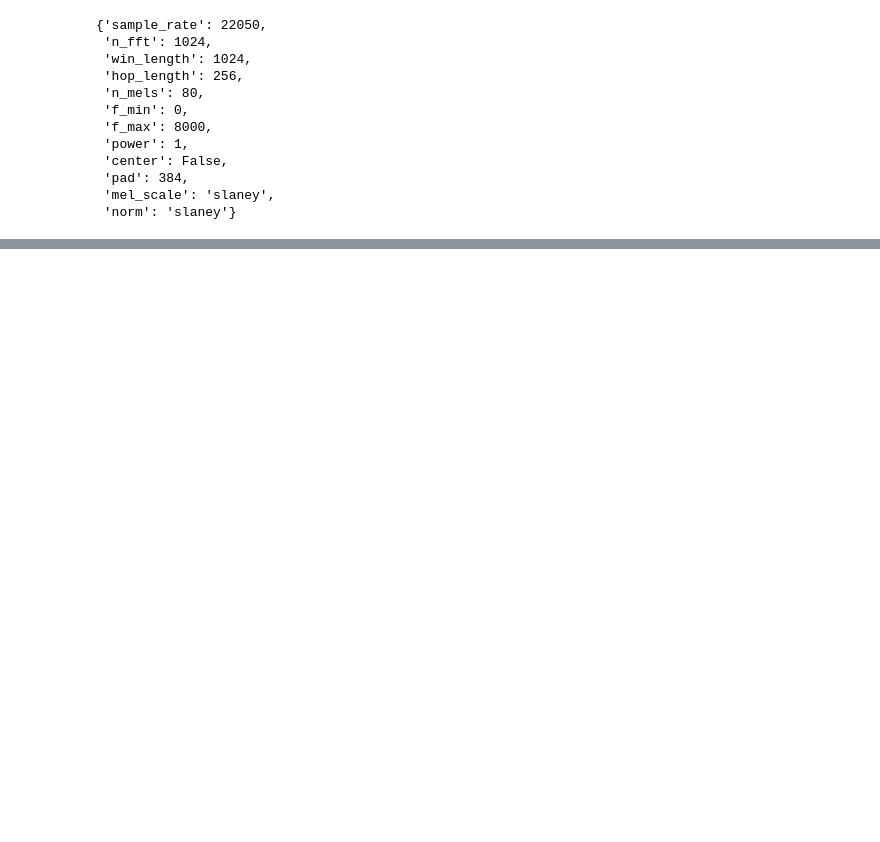
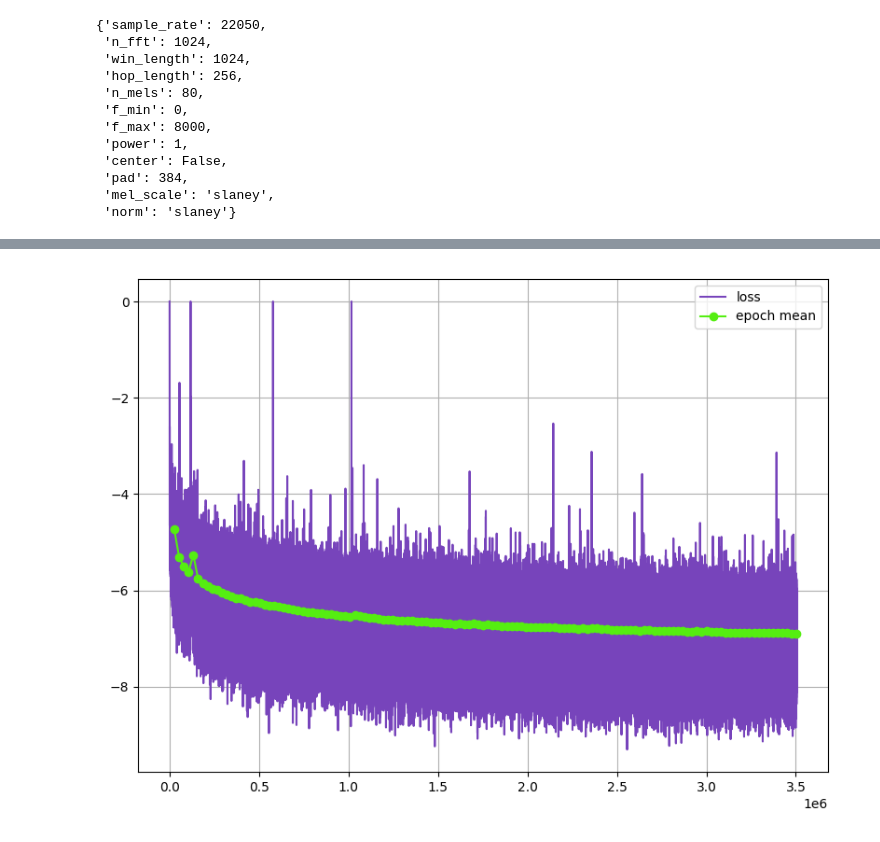
Before and after one commit to vvh413/vocoders, a Jupyter notebook: train_waveglow.ipynb, the cells around one changed output, grey strips where cells are left out. Cells and saved outputs as stored; diff of their text form; code cells hidden in the pictures; blank space fills up the shorter version.

```diff
--- a/train_waveglow.ipynb
+++ b/train_waveglow.ipynb
@@ -300,22 +362,6 @@ KeyboardInterrupt:
 # %%
-plt.figure(figsize=(8, 6))
+%matplotlib widget
 
-plt.plot(
-    list(
-        map(
-            lambda loss: loss if loss < 0 else 0,
-            sum([losses for losses in train_losses[:]], start=[]),
-        )
-    ),
-    label="loss",
-)
-plt.plot(
-    np.cumsum([len(losses) for losses in train_losses]),
-    [np.mean(losses) for losses in train_losses],
-    "-o",
-    label="epoch mean",
-)
-
-plt.grid()
-plt.tight_layout()
-plt.legend()
+plot(train_losses)
+# %% [output]
+[figure, added]
```
Also changed, not shown: parts of 17 cells of this notebook, 2 other files.
